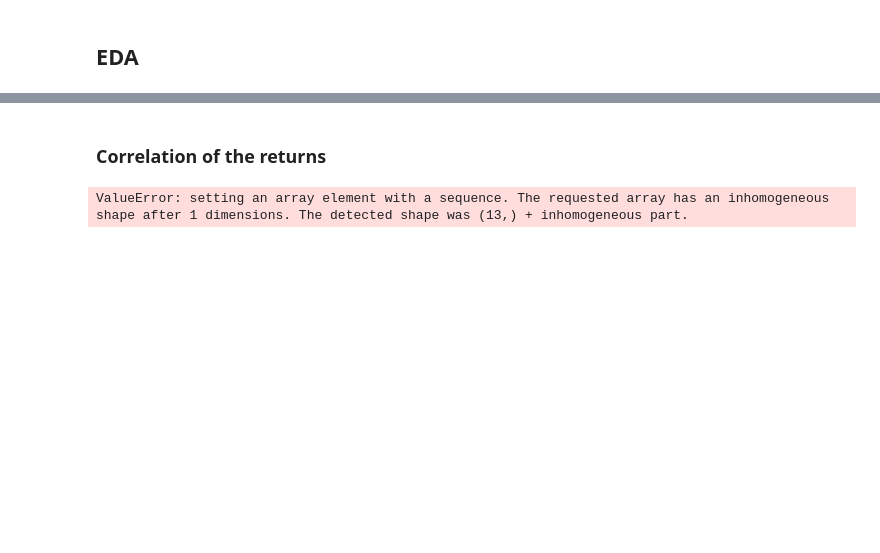
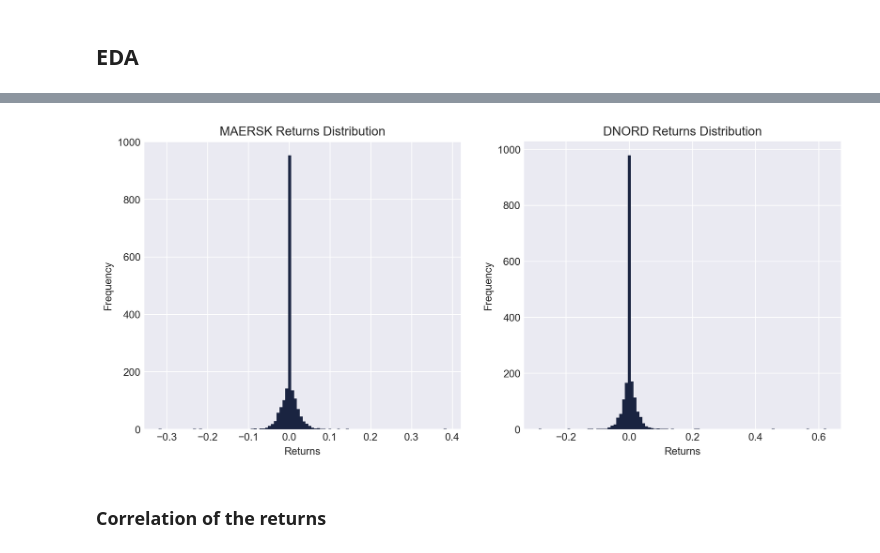
Before and after one commit to paolodelia99/PortfolioOptimization, a Jupyter notebook: Linear and non Linear Opt/min_var_danish.ipynb, the cells around one changed output, grey strips where cells are left out. Cells and saved outputs as stored; diff of their text form; code cells hidden in the pictures; blank space fills up the shorter version.

```diff
--- a/Linear and non Linear Opt/min_var_danish.ipynb
+++ b/Linear and non Linear Opt/min_var_danish.ipynb
@@ -84,2 +90,15 @@ The kurtosis of the AOJ's returns is:  103.41202873904344
+# %%
+# Visuallize the returns distrubution of AOJ
+fig, axs = plt.subplots(1, 2, figsize=(12, 5))
+
+axs[0].hist(returns_df.loc[:, 'MAERSK'], bins=100)
+axs[0].set(xlabel='Returns', ylabel='Frequency', title='MAERSK Returns Distribution')
+
+axs[1].hist(returns_df.loc[:, 'DNORD'], bins=100)
+axs[1].set(xlabel='Returns', ylabel='Frequency', title='DNORD Returns Distribution')
+
+plt.show()
+# %% [output]
+[figure, added]
 # %% [markdown]
 ### Correlation of the returns
@@ -88,5 +104,0 @@ returns
-# %%
-# Correlations of the returns
-corr_matrix = np.corrcoef(, rowvar=False)
-# %% [output]
-ValueError: setting an array element with a sequence. The requested array has an inhomogeneous shape after 1 dimensions. The detected shape was (13,) + inhomogeneous part.
```
Also changed, not shown: parts of 44 cells of this notebook, 5 other files.
